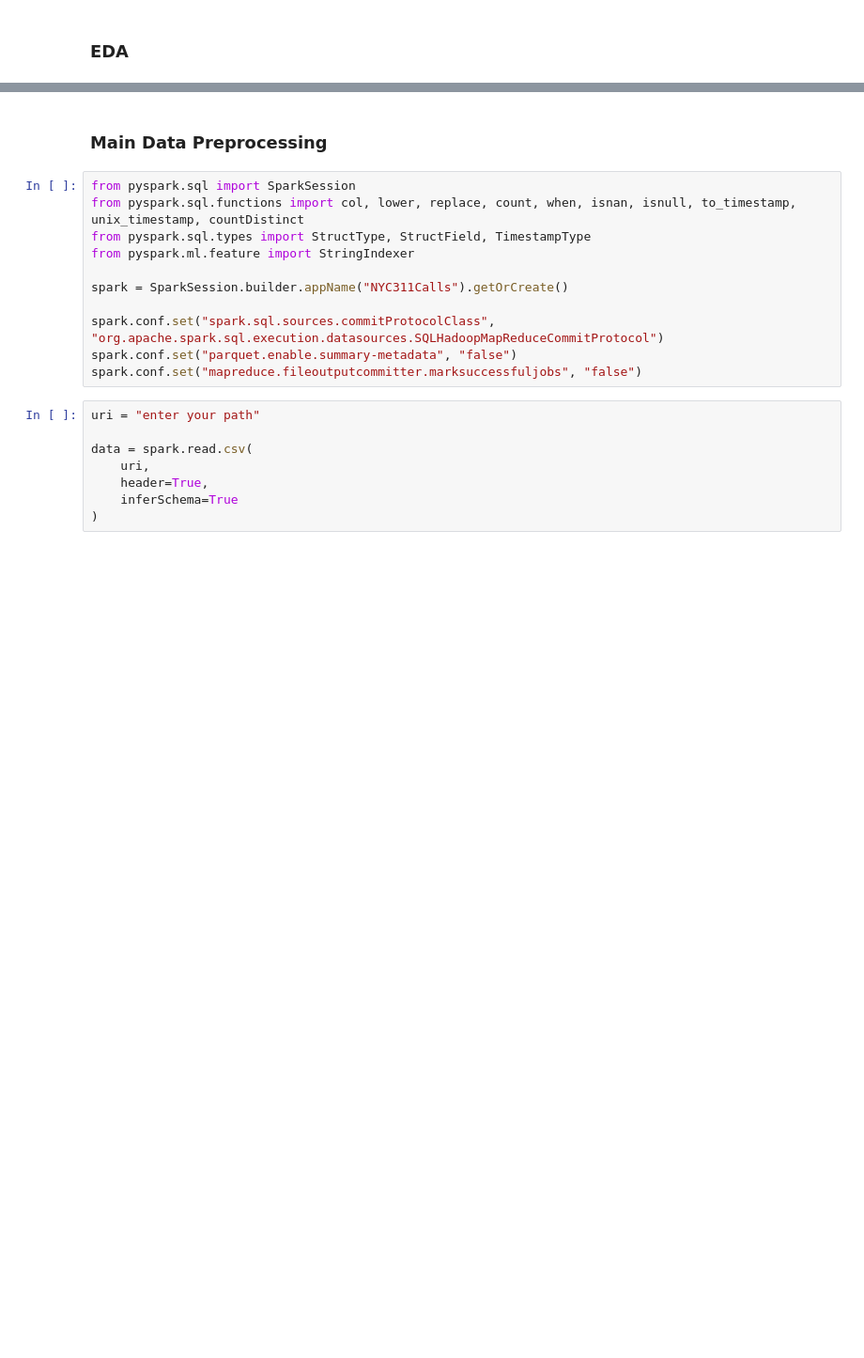
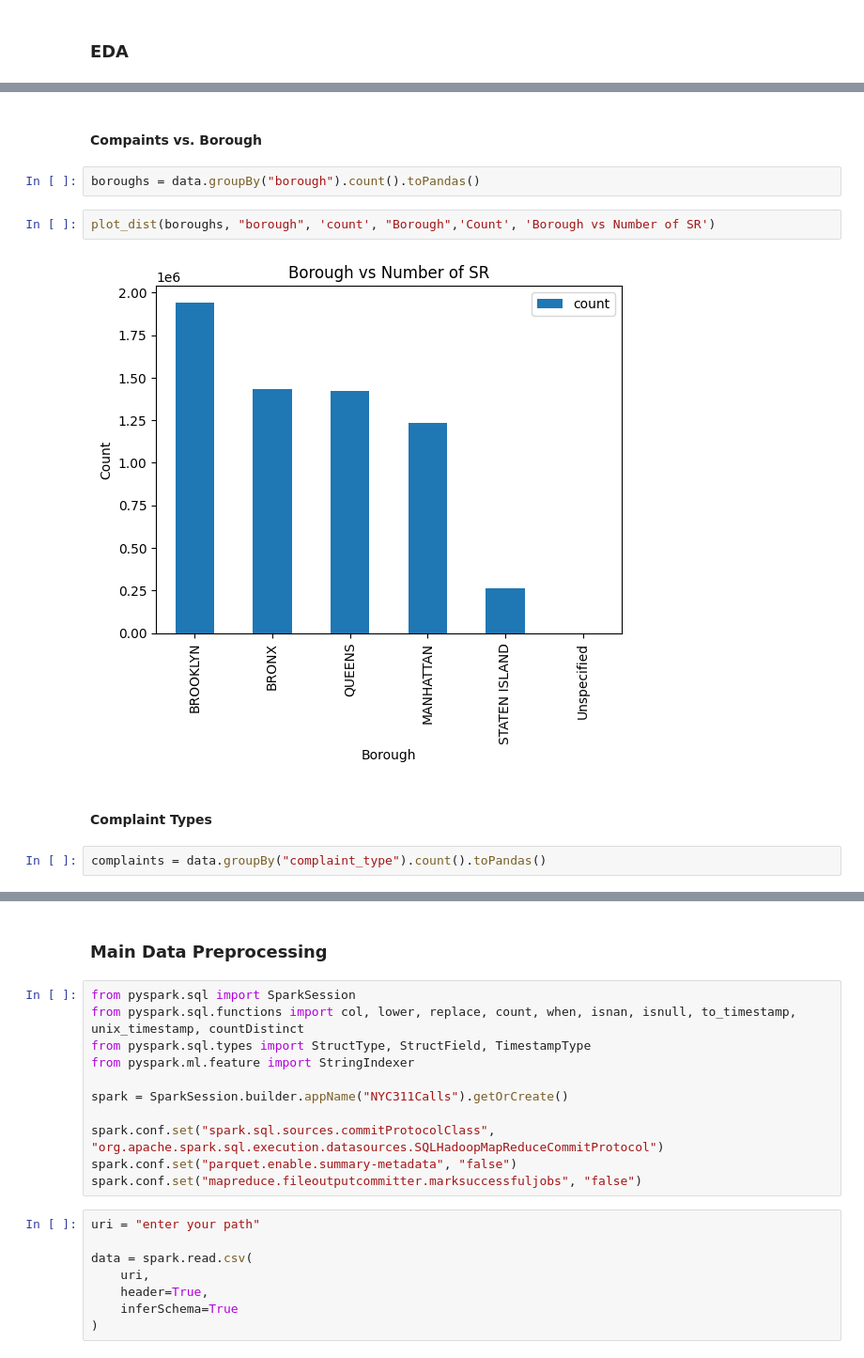
Before and after one commit to Hsin-Hung/NYC-311-Calls, a Jupyter notebook: src/data_preprocessing.ipynb, the cells around one changed output, grey strips where cells are left out. Shown: that part at 94% size. Saved outputs shown, nothing was run; the diff lists cells and outputs as text; blank space fills up the shorter version.

```diff
--- a/src/data_preprocessing.ipynb
+++ b/src/data_preprocessing.ipynb
@@ -236,0 +239,12 @@ plt.show()
+# %% [markdown]
+#### Compaints vs. Borough
+# %%
+boroughs = data.groupBy("borough").count().toPandas()
+# %%
+plot_dist(boroughs, "borough", 'count', "Borough",'Count', 'Borough vs Number of SR')
+# %% [output]
+[figure, added]
+# %% [markdown]
+#### Complaint Types
+# %%
+complaints = data.groupBy("complaint_type").count().toPandas()
```
Also changed, not shown: parts of 39 cells of this notebook.
